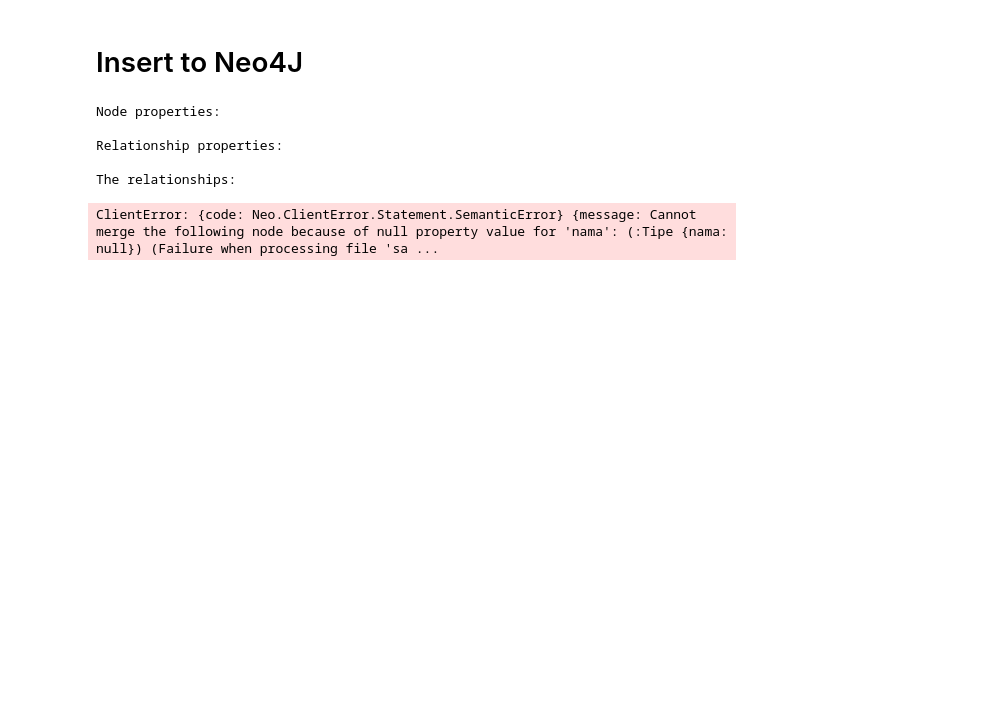
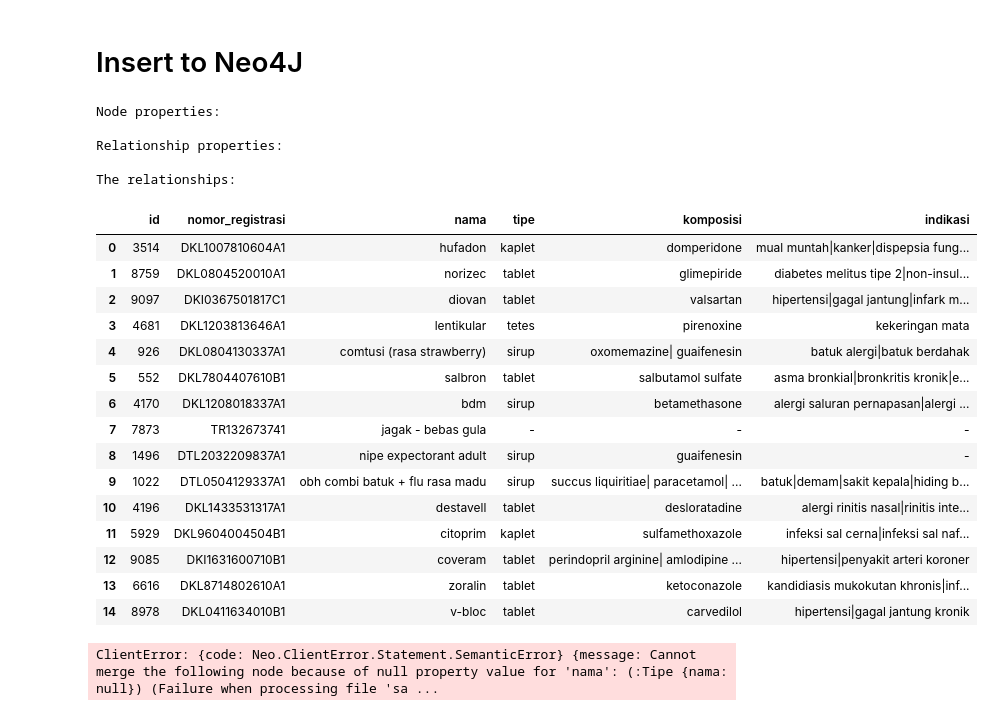
Before and after one commit to projectwilsen/skripsi, a Jupyter notebook: skripsi.ipynb, the cells around one changed output. Cells and saved outputs as stored; diff of their text form; code cells hidden in the pictures; blank space fills up the shorter version.

```diff
--- a/skripsi.ipynb
+++ b/skripsi.ipynb
@@ -208,3 +206,25 @@ df = pd.read_csv('sample_skripsi.csv')
+# %%
+df = pd.read_csv('sample_skripsi.csv')
+df.fillna('-',inplace= True)
+df.head(15)
+df.to_csv('sample_skripsi.csv', inplace = True)
+# %% [output]
+|  | id | nomor_registrasi | nama | tipe | komposisi | indikasi |
+| 0 | 3514 | DKL1007810604A1 | hufadon | kaplet | domperidone | mual muntah|kanker|dispepsia fung... |
+| 1 | 8759 | DKL0804520010A1 | norizec | tablet | glimepiride | diabetes melitus tipe 2|non-insul... |
+| 2 | 9097 | DKI0367501817C1 | diovan | tablet | valsartan | hipertensi|gagal jantung|infark m... |
+| 3 | 4681 | DKL1203813646A1 | lentikular | tetes | pirenoxine | kekeringan mata |
+| 4 | 926 | DKL0804130337A1 | comtusi (rasa strawberry) | sirup | oxomemazine| guaifenesin | batuk alergi|batuk berdahak |
+| 5 | 552 | DKL7804407610B1 | salbron | tablet | salbutamol sulfate | asma bronkial|bronkritis kronik|e... |
+| 6 | 4170 | DKL1208018337A1 | bdm | sirup | betamethasone | alergi saluran pernapasan|alergi ... |
+| 7 | 7873 | TR132673741 | jagak - bebas gula | - | - | - |
+| 8 | 1496 | DTL2032209837A1 | nipe expectorant adult | sirup | guaifenesin | - |
+| 9 | 1022 | DTL0504129337A1 | obh combi batuk + flu rasa madu | sirup | succus liquiritiae| paracetamol| ... | batuk|demam|sakit kepala|hiding b... |
+| 10 | 4196 | DKL1433531317A1 | destavell | tablet | desloratadine | alergi rinitis nasal|rinitis inte... |
+| 11 | 5929 | DKL9604004504B1 | citoprim | kaplet | sulfamethoxazole | infeksi sal cerna|infeksi sal naf... |
+| 12 | 9085 | DKI1631600710B1 | coveram | tablet | perindopril arginine| amlodipine ... | hipertensi|penyakit arteri koroner |
+| 13 | 6616 | DKL8714802610A1 | zoralin | tablet | ketoconazole | kandidiasis mukokutan khronis|inf... |
+| 14 | 8978 | DKL0411634010B1 | v-bloc | tablet | carvedilol | hipertensi|gagal jantung kronik |
 # %%
 insert_query = """
 LOAD CSV WITH HEADERS FROM 'https://raw.githubusercontent.com/projectwilsen/skripsi/main/sample_skripsi.csv'
```
Also changed, not shown: parts of 2 cells of this notebook.
